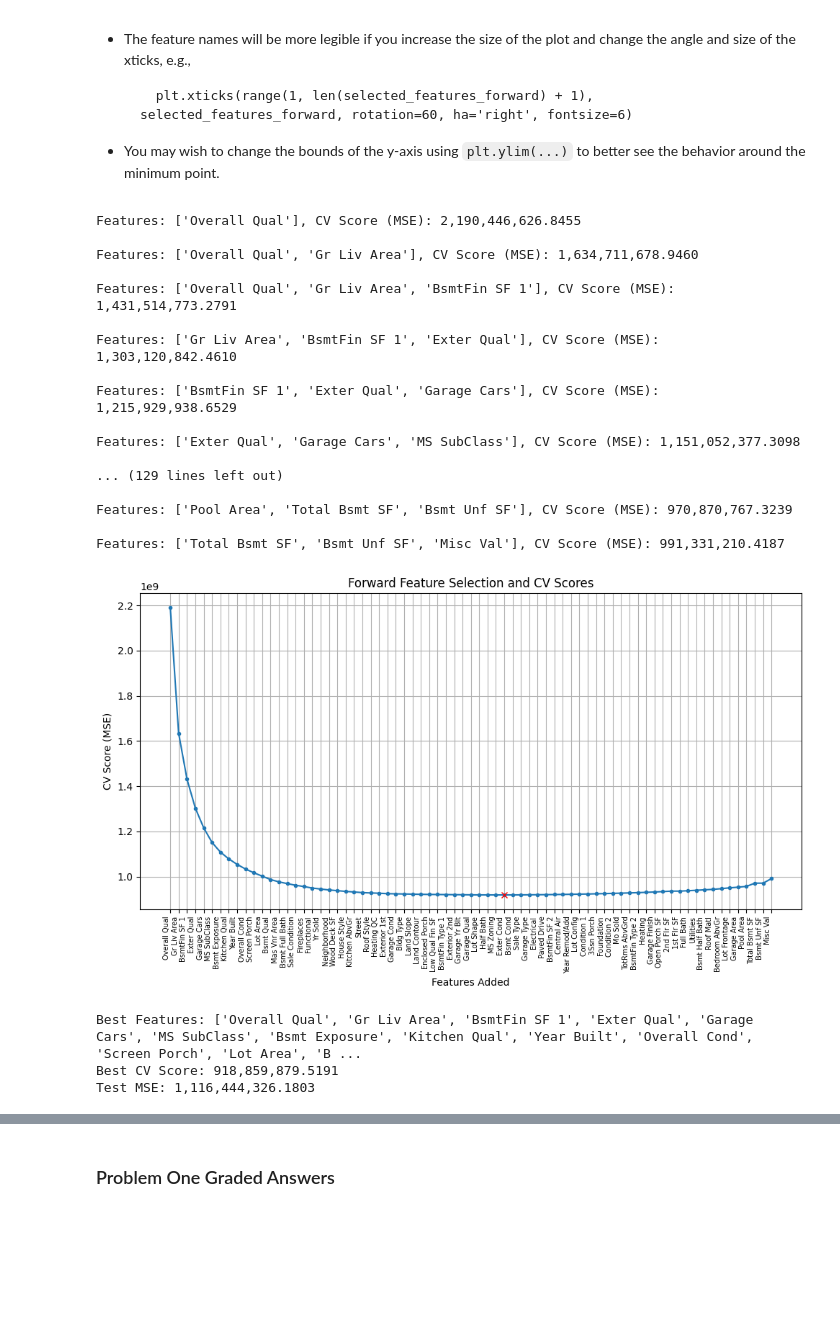
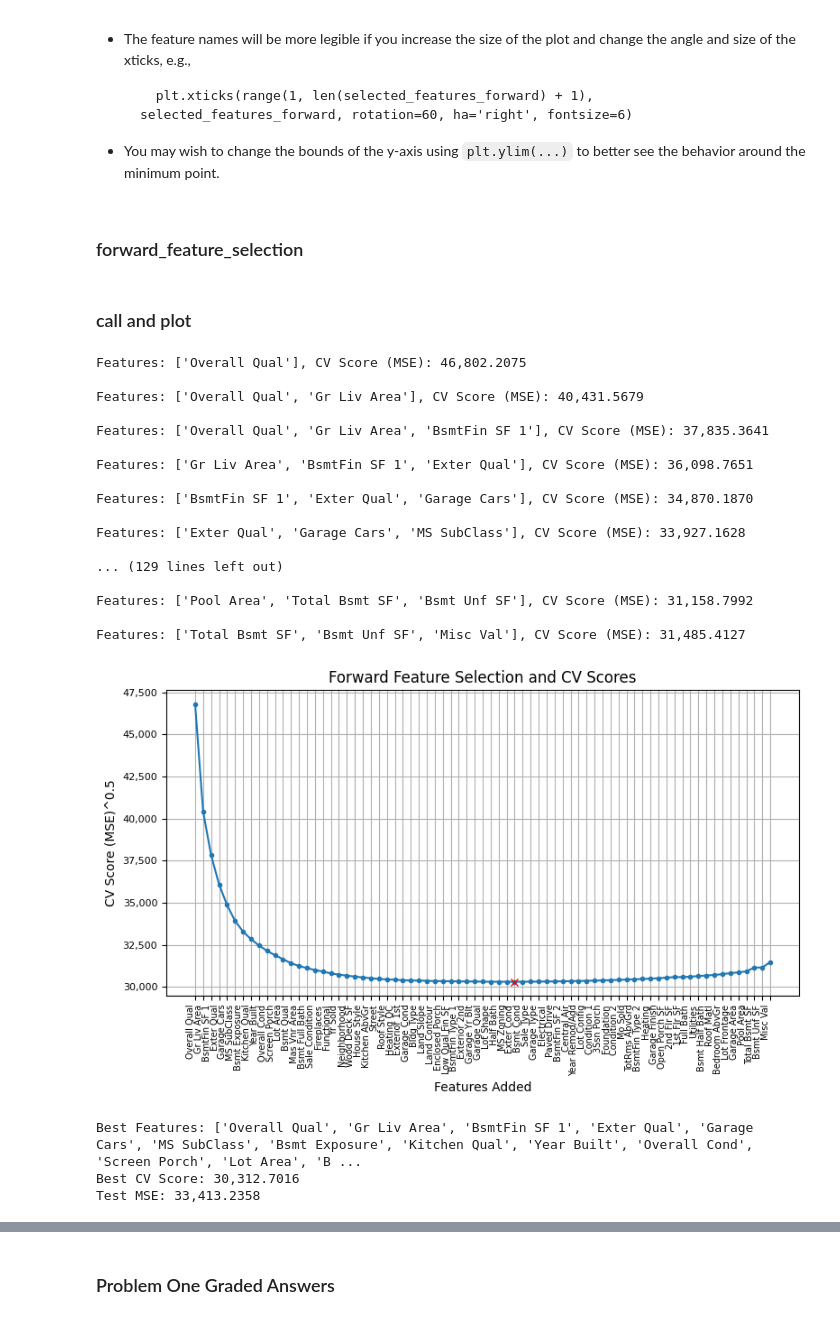
Before and after one commit to ArunR-DSML/Module-3-Assignments, a Jupyter notebook: Homework_05.ipynb, the cells around one changed output, grey strips where cells are left out. Cells and saved outputs as stored; diff of their text form; code cells hidden in the pictures; blank space fills up the shorter version.

```diff
--- a/Homework_05.ipynb
+++ b/Homework_05.ipynb
@@ -94,6 +103,8 @@ For our first experiment we will apply the forward feature selection algorithm t
         plt.xticks(range(1, len(selected_features_forward) + 1), selected_features_forward, rotation=60, ha='right', fontsize=6)
 
 - You may wish to change the bounds of the y-axis using `plt.ylim(...)` to better see the behavior around the minimum point.
+# %% [markdown]
+### forward_feature_selection
 # %%
 # Forward Feature Selection
 
@@ -105,7 +116,8 @@ def forward_feature_selection(X, y, model,
                                                       # and 1e-4 for "point of diminishing returns"
                               max_features=None,      # None = use all features
                               n_jobs=-1,
-                              verbose=False
+                              verbose=False,
+                              exp_factor = 1
                              ):
     selected_features = []                            # List to store the order of features selected
     remaining_features = list(X.columns)              # Features not yet selected
@@ -123,9 +135,9 @@ def forward_feature_selection(X, y, model,
             current_features = selected_features + [feature]
 
             # Compute the CV score for the current set of features (negated MSE, so lower is better)
-            cv_score = -cross_val_score(model, X[current_features], y,
+            cv_score = (-cross_val_score(model, X[current_features], y,
                                         scoring=scoring, cv=cv, n_jobs=n_jobs
-                                       ).mean()
+                                       ).mean()) ** exp_factor
             scores[feature] = cv_score
 
         # Select the feature that minimizes the CV score
@@ -160,68 +172,74 @@ def forward_feature_selection(X, y, model,
         selected_features,      # List of features in the order they were selected (this will be ALL features if max_features == None
         best_scores,            # List of cross-validation scores corresponding to each addition in the previous list
         best_feature_set,       # The subset of features that achieved the best CV score.
-        best_score              # The best CV score
+        best_score,              # The best CV score
+        exp_factor
     )
+# %% [markdown]
+### call and plot
 # %%
 # Your code here:  Run Forward Feature Selection, plot the results, and print out the Best Feature Set and the Best CV Score found.
 model = LinearRegression()
 
-selected_features, best_scores, best_forward_features, best_score =    (
-            forward_feature_selection(X_train, y_train, model, verbose=True) )
+selected_features, best_scores, best_forward_features, best_score, exp_factor =    (
+            forward_feature_selection(X_train, y_train, model, verbose=True, exp_factor = 0.5) )
 
 # Plot the results
-
+exp_factor = exp_factor
 index = np.argmax(np.array(selected_features) == best_forward_features[-1])
 
-plt.figure(figsize=(10, 6))
+plt.figure(figsize=(8, 5))
 plt.plot(range(1, len(best_scores) + 1), best_scores, marker='.')
 plt.plot([index+1],best_score,marker='x',color='red')
 plt.xticks(range(1, len(selected_features) + 1), selected_features, rotation=90, ha='right', fontsize=7 )
 plt.title('Forward Feature Selection and CV Scores')
 plt.xlabel('Features Added')
-plt.ylabel('CV Score (MSE)')
+plt.ylabel(f'CV Score (MSE)^{exp_factor}')
+plt.gca().yaxis.set_major_formatter(ticker.StrMethodFormatter('{x:,.0f}'))
+plt.gca().tick_params(axis='y', labelsize=8)
+
 plt.grid()
 plt.tight_layout()
 plt.show()
 
 # Print the best subset and score
 print(f"Best Features: {best_forward_features}")
 print(f"Best CV Score: {best_score:,.4f}")
 
 # Testing
 
 # Filter X_train and X_test to include only the selected features
 X_train_best = X_train[best_forward_features]
 X_test_best = X_test[best_forward_features]
 
 # Run the test set through the model
 model = LinearRegression()
 model.fit(X_train_best, y_train)
 
 y_pred = model.predict(X_test_best)
 
-test_mse = mean_squared_error(y_test, y_pred)
+test_mse = mean_squared_error(y_test, y_pred) ** exp_factor
 
 print(f"Test MSE: {test_mse:,.4f}")
 # %% [output]
-Features: ['Overall Qual'], CV Score (MSE): 2,190,446,626.8455
+Features: ['Overall Qual'], CV Score (MSE): 46,802.2075
 
-Features: ['Overall Qual', 'Gr Liv Area'], CV Score (MSE): 1,634,711,678.9460
+Features: ['Overall Qual', 'Gr Liv Area'], CV Score (MSE): 40,431.5679
 
-Features: ['Overall Qual', 'Gr Liv Area', 'BsmtFin SF 1'], CV Score (MSE): 1,431,514,773.2791
+Features: ['Overall Qual', 'Gr Liv Area', 'BsmtFin SF 1'], CV Score (MSE): 37,835.3641
 
-Features: ['Gr Liv Area', 'BsmtFin SF 1', 'Exter Qual'], CV Score (MSE): 1,303,120,842.4610
+Features: ['Gr Liv Area', 'BsmtFin SF 1', 'Exter Qual'], CV Score (MSE): 36,098.7651
 
-Features: ['BsmtFin SF 1', 'Exter Qual', 'Garage Cars'], CV Score (MSE): 1,215,929,938.6529
+Features: ['BsmtFin SF 1', 'Exter Qual', 'Garage Cars'], CV Score (MSE): 34,870.1870
 
-Features: ['Exter Qual', 'Garage Cars', 'MS SubClass'], CV Score (MSE): 1,151,052,377.3098
+Features: ['Exter Qual', 'Garage Cars', 'MS SubClass'], CV Score (MSE): 33,927.1628
 
 ... (129 lines left out)
 
-Features: ['Pool Area', 'Total Bsmt SF', 'Bsmt Unf SF'], CV Score (MSE): 970,870,767.3239
+Features: ['Pool Area', 'Total Bsmt SF', 'Bsmt Unf SF'], CV Score (MSE): 31,158.7992
 
-Features: ['Total Bsmt SF', 'Bsmt Unf SF', 'Misc Val'], CV Score (MSE): 991,331,210.4187
+Features: ['Total Bsmt SF', 'Bsmt Unf SF', 'Misc Val'], CV Score (MSE): 31,485.4127
-[figure, old version]
+[figure, new version]
 Best Features: ['Overall Qual', 'Gr Liv Area', 'BsmtFin SF 1', 'Exter Qual', 'Garage Cars', 'MS SubClass', 'Bsmt Exposure', 'Kitchen Qual', 'Year Built', 'Overall Cond', 'Screen Porch', 'Lot Area', 'B ...
-Best CV Score: 918,859,879.5191
-Test MSE: 1,116,444,326.1803
+Best CV Score: 30,312.7016
+Test MSE: 33,413.2358
```
Also changed, not shown: parts of 22 cells of this notebook.
